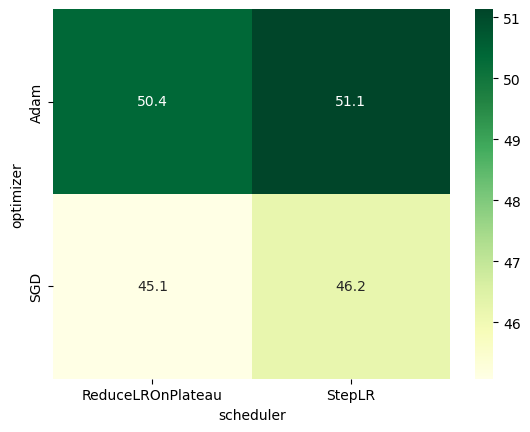
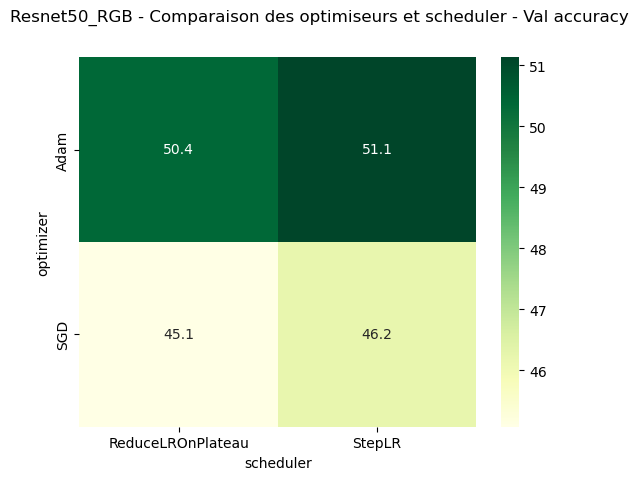
The change to this notebook cell's code, shown as a diff; its figure went from the first image to the second:
--- before
+++ after
@@ -1,4 +1,7 @@
 """ Heatmap des hyperparamètres
 Visualiser quelle combinaison optimizer x scheduler """
+plt.figure()
+plt.suptitle("Resnet50_RGB - Comparaison des optimiseurs et scheduler - Val accuracy")
 pivot = grid_par_classe_aug_50.pivot_table(values='val_acc', index='optimizer', columns='scheduler')
 sns.heatmap(pivot, annot=True, fmt=".1f", cmap="YlGn")
+plt.savefig("figures/heatmap_optimiseur_50_RGB.png", dpi=150, bbox_inches="tight" )

Commit: figures